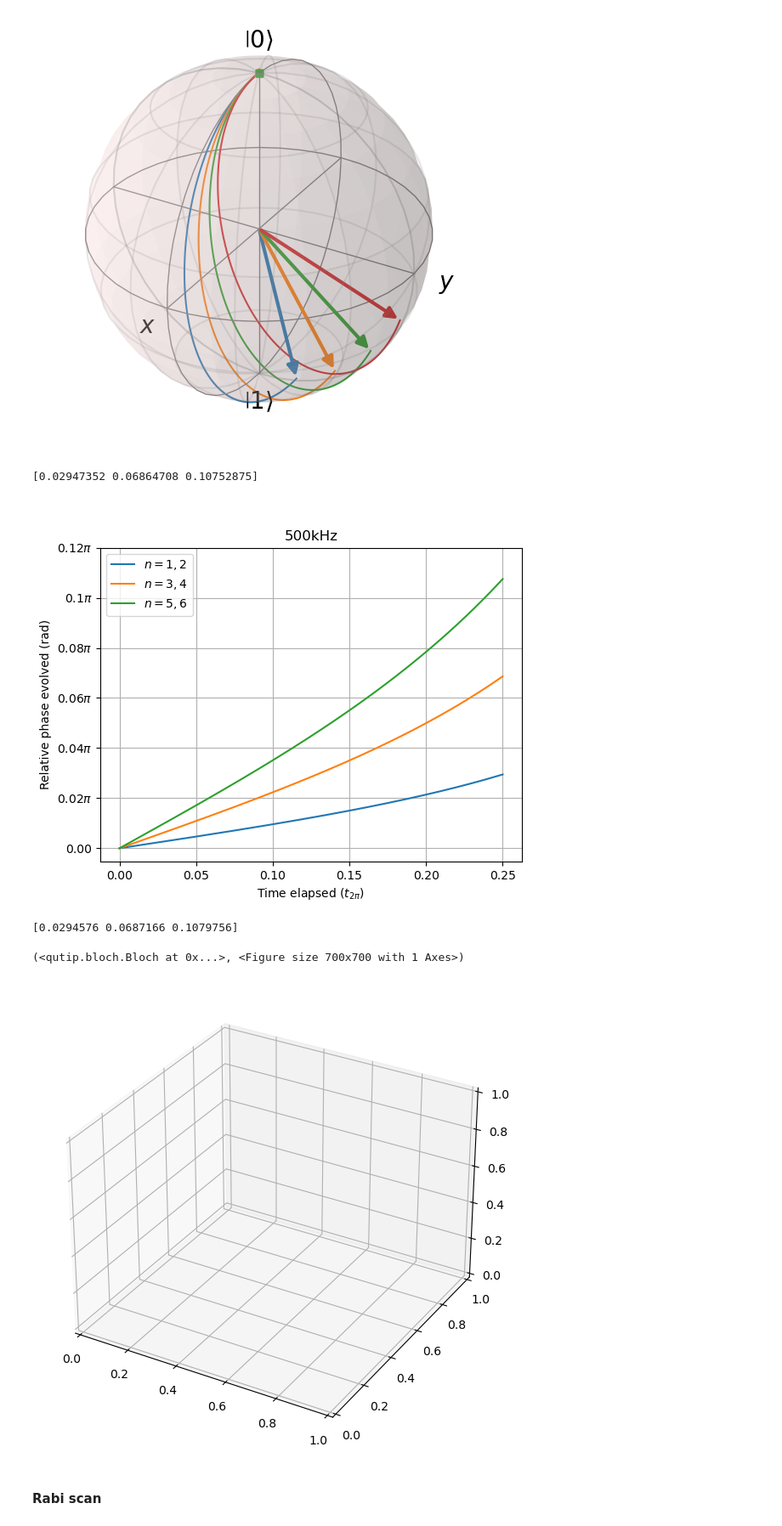
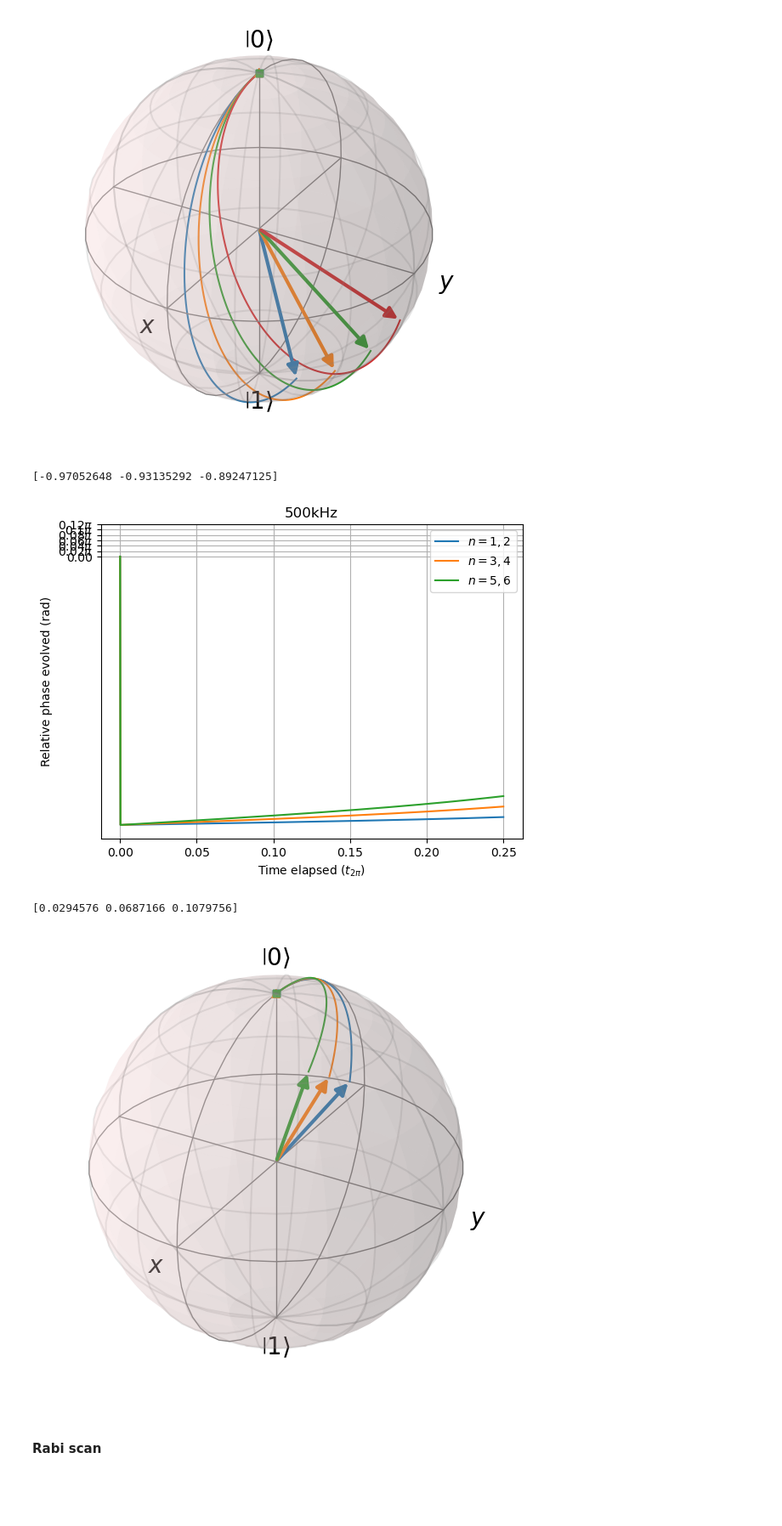
Before and after one commit to tr2g20/simulations, a Jupyter notebook: pulse_phase_evol.ipynb, the cells around one changed output. Shown at 85% size. Saved outputs shown, nothing was run; the diff lists cells and outputs as text; code cells hidden in the pictures; blank space fills up the shorter version.

```diff
--- a/pulse_phase_evol.ipynb
+++ b/pulse_phase_evol.ipynb
@@ -294,7 +292,7 @@ for i in range(len(indices)):
     initial_state = initial_state/ np.linalg.norm(initial_state) # Normalise
     pulse_seq1 = PulseSequence()
 
-    pulse1 = DownPulse(laser_det=np.full(n_steps,0),phase=np.full(n_steps, -pi/2), rabi_freq=np.full(n_steps,rabi_freq), duration=rabi_time/4)
+    pulse1 = DownPulse(laser_det=np.full(n_steps,0),phase=np.full(n_steps, pi/2), rabi_freq=np.full(n_steps,rabi_freq), duration=rabi_time/4)
 
     # detuning = 40*dR
     # free_time = 2*pi/(np.abs(dR-detuning))
@@ -336,8 +334,8 @@ print(angles[:,-1]/pi)
 # display_table_compare(basis=basis, init_state=wave_func[0,:], final_state=wave_func[-1,:])
 # plot_bloch(wave_func=wave_func[:,indices[0]:indices[1]+1], show=True)
 # %% [output]
-[0.02947352 0.06864708 0.10752875]
+[-0.97052648 -0.93135292 -0.89247125]
-[figure, old version]
+[figure, new version]
 # %%
 eee = np.array([1,3,5])
 lamda = 0.039259
@@ -347,10 +345,9 @@ print(eee1)
 # %% [output]
 [0.0294576 0.0687166 0.1079756]
 # %%
-plot_bloch_multi(wave_func=wave_funcs, show=False)
+b, fig = plot_bloch_multi(wave_func=wave_funcs, show=True)
 # %% [output]
-(<qutip.bloch.Bloch at 0x...>, <Figure size 700x700 with 1 Axes>)
-[figure, old version]
+[figure, new version]
 # %% [markdown]
 #### Rabi scan
 # %%
```
Also changed, not shown: parts of 1 cell of this notebook, 1 other file.
